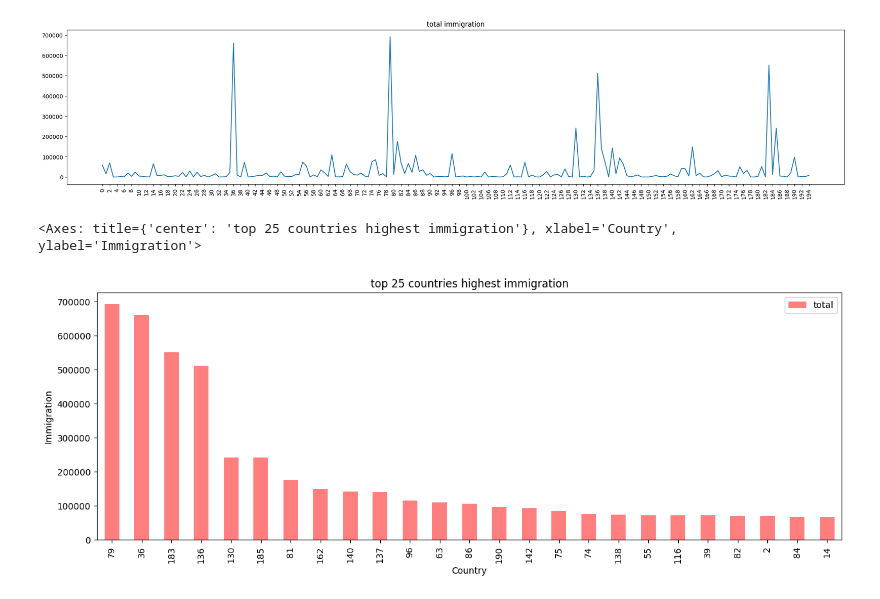
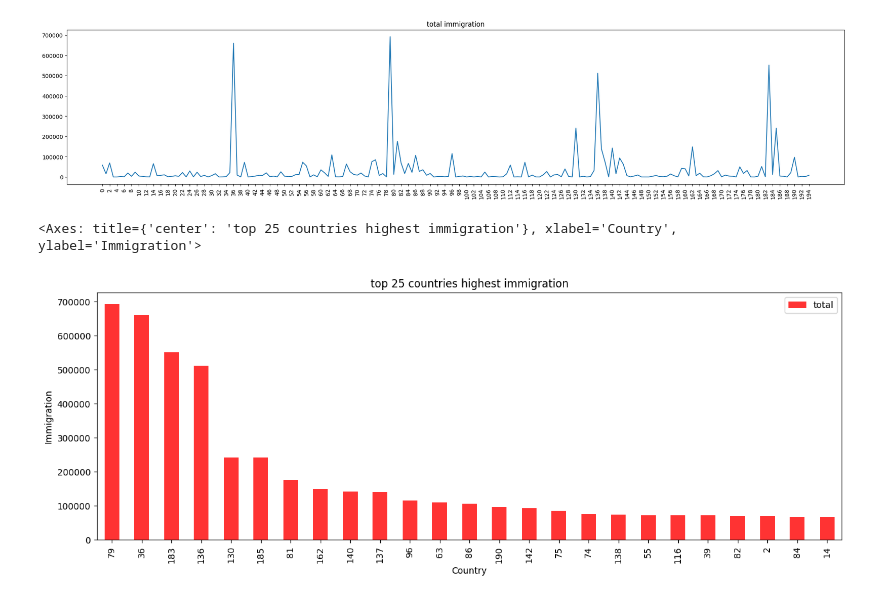
Before and after one commit to kalki1401/Python-Data-Science, a Jupyter notebook: Data Analysis/canada.ipynb, the cells around one changed output. Saved outputs shown, nothing was run; the diff lists cells and outputs as text; code cells hidden in the pictures.

```diff
--- a/Data Analysis/canada.ipynb
+++ b/Data Analysis/canada.ipynb
@@ -2,7 +2,7 @@
 import pandas as pd
 import numpy as np
 # %%
-df=pd.read_excel('Canada.xlsx',sheet_name=1,skiprows=20,skipfooter=2)
+df=pd.read_excel(r'C:\Users\DELL\Downloads\Canada.xlsx',sheet_name=1,skiprows=20,skipfooter=2)
 df.head(2)
 # %% [output]
 |  | Type | Coverage | OdName | AREA | AreaName | REG | RegName | DEV | DevName | 1980 | ... | ... |
@@ -146,7 +151,7 @@ title='total immigration')
 [figure]
 # %%
 #top 25 countries highest immigration
-df.sort_values('total',ascending=False).head(25).plot(kind='bar',y='total',figsize=(15,5),title="top 25 countries highest immigration",color='red',alpha=0.5,xlabel='Country',ylabel='Immigration')
+df.sort_values('total',ascending=False).head(25).plot(kind='bar',y='total',figsize=(15,5),title="top 25 countries highest immigration",color='red',alpha=0.8,xlabel='Country',ylabel='Immigration')
 # %% [output]
 <Axes: title={'center': 'top 25 countries highest immigration'}, xlabel='Country', ylabel='Immigration'>
-[figure, old version]
+[figure, new version]
```
Also changed, not shown: parts of 1 cell of this notebook, 9 other files.
